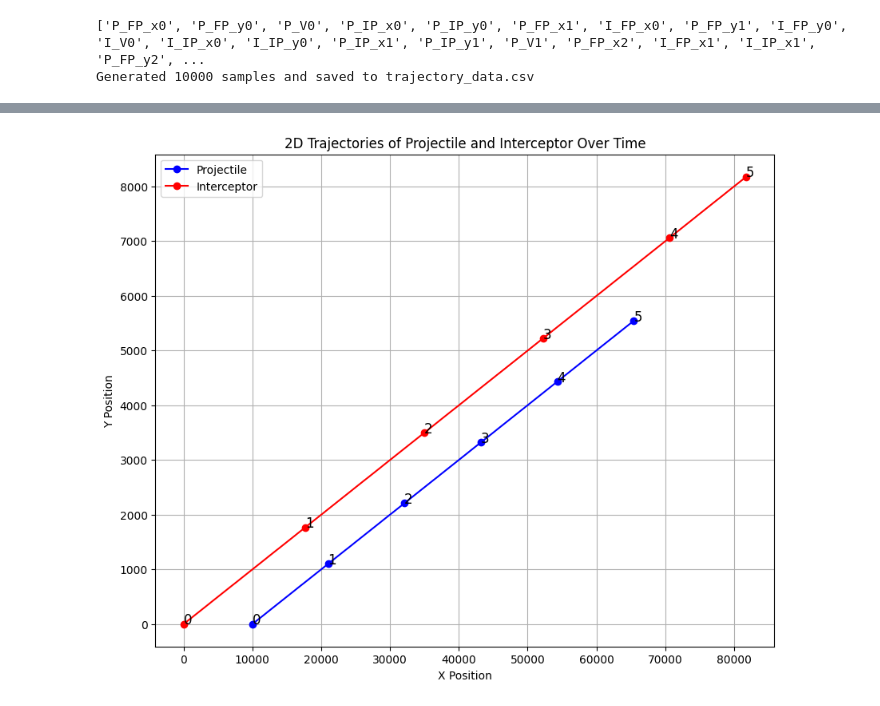
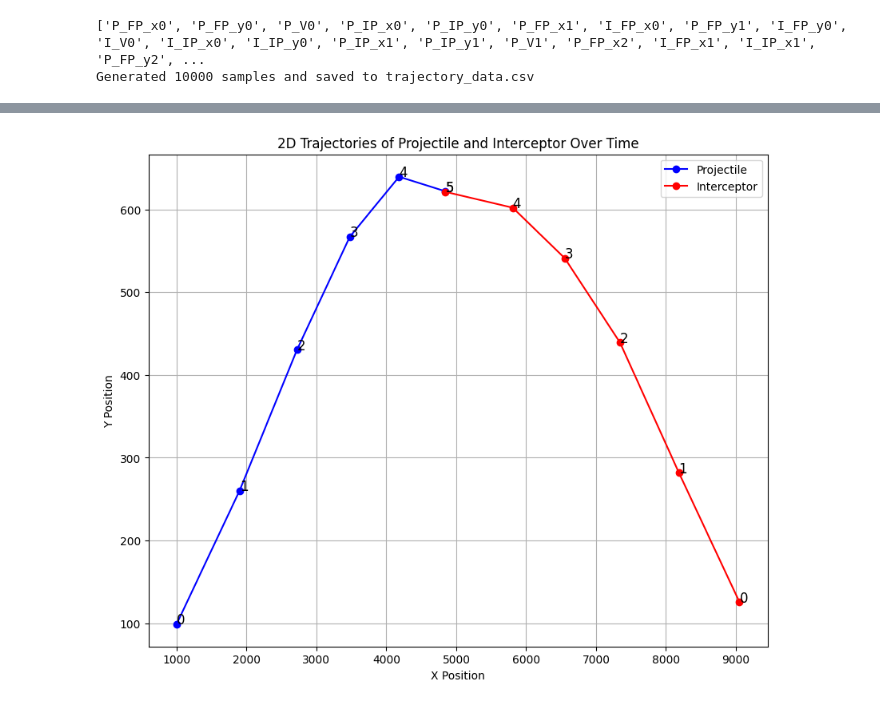
Before and after one commit to SuvarnPillay/Research-Project, a Jupyter notebook: PHASE_3/1 Starting files/2d.ipynb, the cells around one changed output, grey strips where cells are left out. Saved outputs shown, nothing was run; the diff lists cells and outputs as text; code cells hidden in the pictures.

Commit message:
trajectories with new model looking better

```diff
--- a/PHASE_3/1 Starting files/2d.ipynb
+++ b/PHASE_3/1 Starting files/2d.ipynb
@@ -499,33 +499,33 @@ def plot_2d_trajectories(data, x_columns, y_columns, label, color):
     x_values = data[x_columns].mean(axis=0)
     y_values = data[y_columns].mean(axis=0)
 
     # Plot the trajectory by connecting the points
     plt.plot(x_values, y_values, marker='o', color=color, label=label)
 
     # Annotate each point with the corresponding time slice
     for i, time_slice in enumerate(time_slices):
         plt.text(x_values[i], y_values[i], f'{time_slice}', fontsize=12)
 
 # Plot the X and Y 2D trajectory for both projectile and interceptor
 plt.figure(figsize=(10, 8))
 plt.title('2D Trajectories of Projectile and Interceptor Over Time')
 plt.xlabel('X Position')
 plt.ylabel('Y Position')
 
 # Plot projectile trajectory with connected points
-plot_2d_trajectories(data, projectile_ips_x, projectile_ips_y, "Projectile", "blue")
+plot_2d_trajectories(data, projectile_fps_x, projectile_fps_y, "Projectile", "blue")
 
 # Plot interceptor trajectory with connected points
-plot_2d_trajectories(data, interceptor_ips_x, interceptor_ips_y, "Interceptor", "red")
+plot_2d_trajectories(data, interceptor_fps_x, interceptor_fps_y, "Interceptor", "red")
 
 # # Plot projectile trajectory with connected points
 # plot_2d_trajectories(data, projectile_ips_x, projectile_ips_y, "Projectile", "blue")
 
 # # Plot interceptor trajectory with connected points
 # plot_2d_trajectories(data, interceptor_ips_x, interceptor_ips_y, "Interceptor", "red")
 
 plt.legend()
 plt.grid(True)
 plt.show()
 # %% [output]
-[figure, old version]
+[figure, new version]
```
Also changed, not shown: parts of 2 cells of this notebook, 2 other files.
